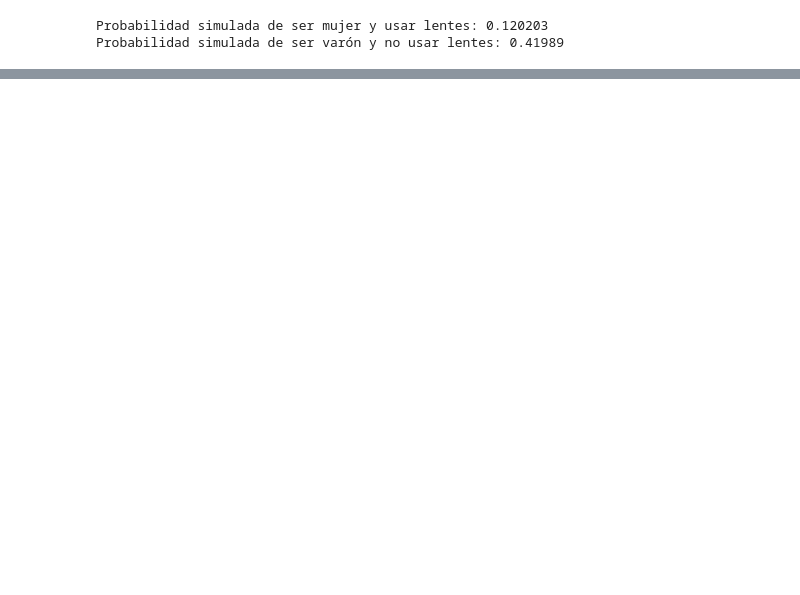
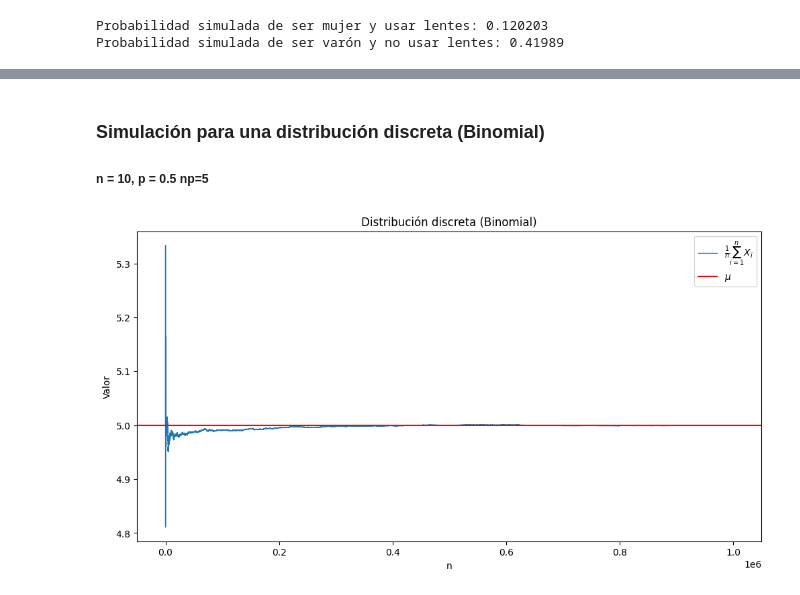
Before and after one commit to rsmith1220/Lab4ModSim, a Jupyter notebook: Lab4.ipynb, the cells around one changed output, grey strips where cells are left out. Saved outputs shown, nothing was run; the diff lists cells and outputs as text; code cells hidden in the pictures; blank space fills up the shorter version.

```diff
--- a/Lab4.ipynb
+++ b/Lab4.ipynb
@@ -47,0 +79,31 @@ Probabilidad simulada de ser varón y no usar lentes: 0.41989
+# %% [markdown]
+### Simulación para una distribución discreta (Binomial)
+##### n = 10, p = 0.5    np=5
+# %%
+import numpy as np
+import matplotlib.pyplot as plt
+
+# Parámetros de la distribución binomial
+n_trials = 10
+p = 0.5
+mu = n_trials * p
+
+# Generar n=1,000,000 valores usando el método de transformada inversa
+N = 1000000
+U = np.random.rand(N)
+binomial_values = np.floor(np.random.binomial(n_trials, p, N))
+
+# Calcular medias aritméticas parciales
+S_n = np.cumsum(binomial_values) / np.arange(1, N + 1)
+
+# Gráfica
+plt.figure(figsize=(12, 6))
+plt.plot(S_n, label=r'$\frac{1}{n}\sum_{i=1}^{n}X_i$', lw=1)
+plt.axhline(y=mu, color='r', linestyle='-', label=r'$\mu$')
+plt.xlabel('n')
+plt.ylabel('Valor')
+plt.legend()
+plt.title('Distribución discreta (Binomial)')
+plt.show()
+# %% [output]
+[figure, added]
```
Also changed, not shown: parts of 5 cells of this notebook.
